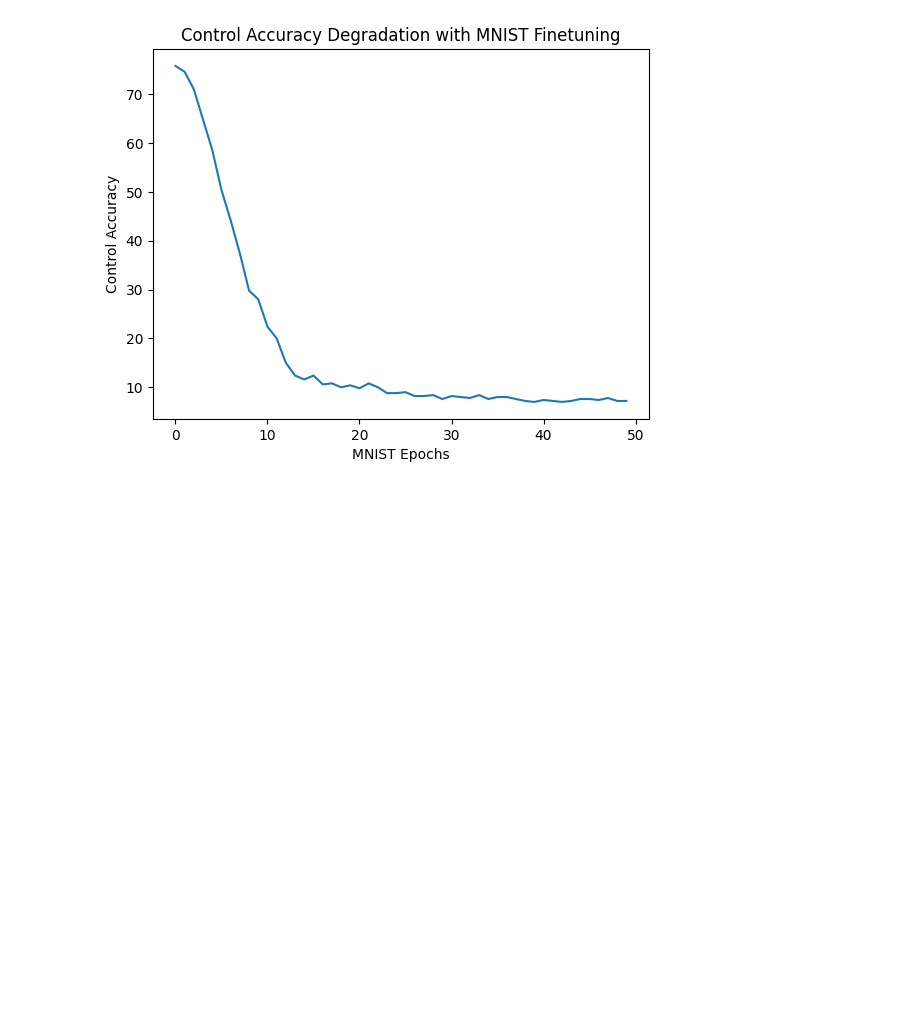
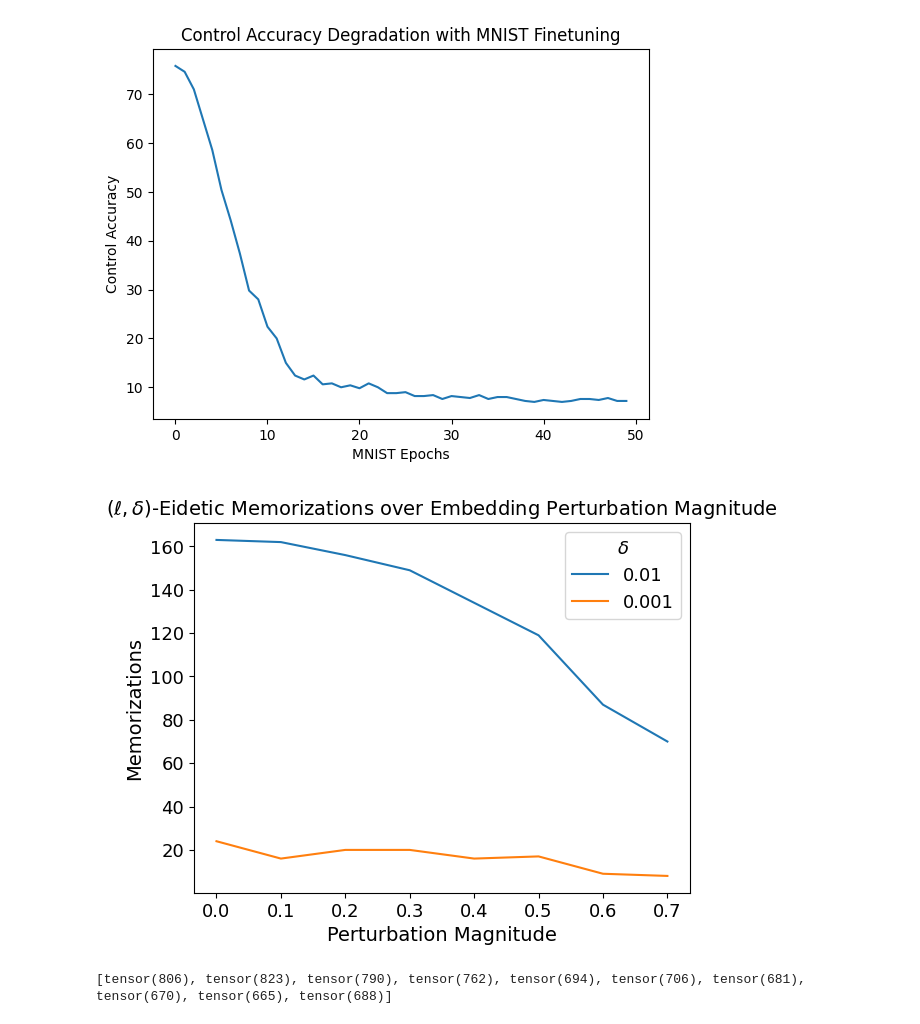
Before and after one commit to NickyDCFP/SolidMark, a Jupyter notebook: analyze_distances.ipynb, the cells around one changed output. Cells and saved outputs as stored; diff of their text form; code cells hidden in the pictures; blank space fills up the shorter version.

```diff
--- a/analyze_distances.ipynb
+++ b/analyze_distances.ipynb
@@ -133,5 +133,31 @@ buckets_per_perturb = [
     [sum(distance < bucket) for distance in gaussian_distances]
     for bucket in distance_buckets
 ]
+# %%
+for i, bucket in enumerate(distance_buckets):
+    plt.plot(gaussian_perturbs, buckets_per_perturb[i], label=bucket)
+leg = plt.legend(title="$\delta$", fontsize=13)
+plt.setp(leg.get_title(),fontsize=13)
+plt.title("$(\ell, \delta)$-Eidetic Memorizations over Embedding Perturbation Magnitude", fontsize=14)
+plt.xlabel("Perturbation Magnitude", fontsize=14)
+plt.ylabel("Memorizations", fontsize=14)
+plt.xticks(fontsize=13)
+plt.yticks(fontsize=13)
+plt.show()
+# %% [output]
+[figure, added]
+# %%
+gaussian_perturbs = torch.arange(10)
+gaussian_distances: list[torch.Tensor] = [
+    torch.load(f'./trained_models/distances_sd_5k_gaussian_{i}.pt', map_location='cpu')
+    for i in gaussian_perturbs
+]
+buckets_per_perturb = [
+    [sum(distance < bucket) for distance in gaussian_distances]
+    for bucket in distance_buckets
+]
+print(buckets_per_perturb[0])
+# %% [output]
+[tensor(806), tensor(823), tensor(790), tensor(762), tensor(694), tensor(706), tensor(681), tensor(670), tensor(665), tensor(688)]
 # %%
 for i, bucket in enumerate(distance_buckets):
```
Also changed, not shown: parts of 11 cells of this notebook, 15 other files.
